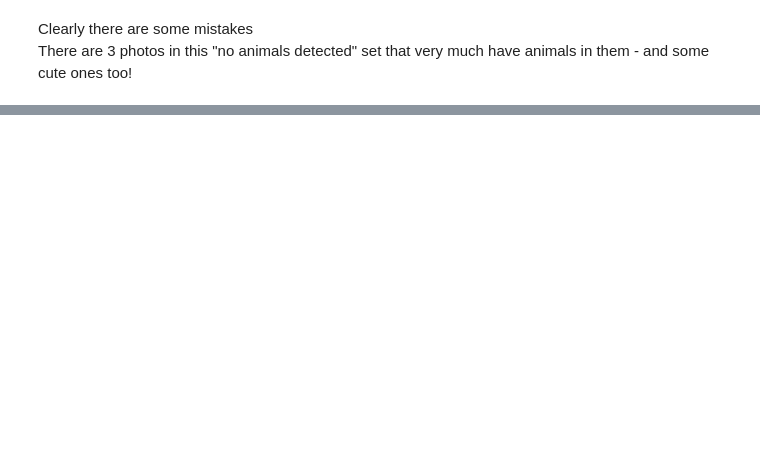
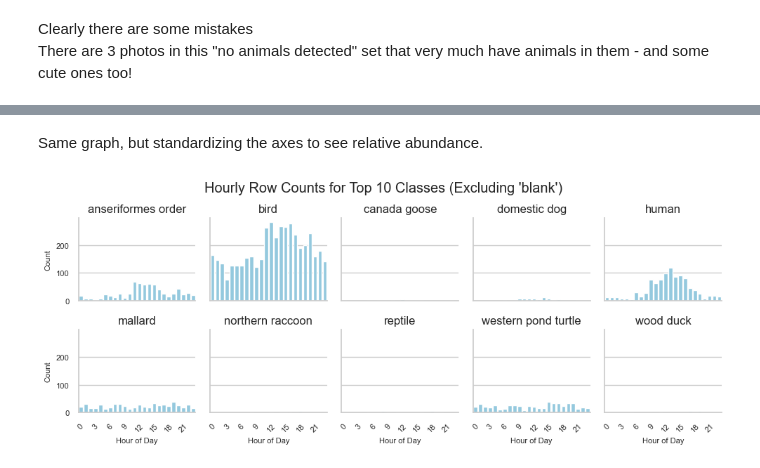
Before and after one commit to morescode-pm/urbanrivers-speciesnet-preview, a Jupyter notebook: combine_predicts.ipynb, the cells around one changed output, grey strips where cells are left out. Saved outputs shown, nothing was run; the diff lists cells and outputs as text; code cells hidden in the pictures; blank space fills up the shorter version.

```diff
--- a/combine_predicts.ipynb
+++ b/combine_predicts.ipynb
@@ -363,0 +685,51 @@ N coot class: 133
+# %% [markdown]
+Same graph, but standardizing the axes to see relative abundance.
+# %%
+# Ensure all hour values (0–23) exist per class (fill missing with 0)
+all_hours = pd.DataFrame({'hour': range(24)})
+grouped_complete = (
+    grouped
+    .set_index(['simple_class', 'hour'])
+    .unstack(fill_value=0)
+    .stack()
+    .reset_index()
+    .rename(columns={0: 'count'})
+)
+
+# Set style and shared y-axis
+sns.set(style="whitegrid")
+g = sns.FacetGrid(
+    grouped_complete,
+    col='simple_class',
+    col_wrap=5,
+    height=2,
+    sharey=True
+)
+
+# Plot bars with consistent x-axis ordering
+g.map_dataframe(
+    sns.barplot,
+    x='hour',
+    y='count',
+    color='skyblue',
+    order=list(range(24))
+)
+
+# Set titles and axis labels
+g.set_titles(col_template="{col_name}", fontsize=8)
+g.set_axis_labels("Hour of Day", "Count", fontsize=8)
+
+# Ensure x-axis ticks are visible and readable
+for ax in g.axes.flatten():
+    ax.tick_params(axis='x', labelsize=8)
+    ax.tick_params(axis='y', labelsize=8)
+    ax.set_xticks(range(0, 24, 3))
+    ax.set_xticklabels([str(h) for h in range(0, 24, 3)], rotation=45)
+
+# Layout adjustments
+g.tight_layout()
+plt.subplots_adjust(top=0.85)
+g.fig.suptitle("Hourly Row Counts for Top 10 Classes (Excluding 'blank')")
+plt.show()
+# %% [output]
+[figure, added]
```
Also changed, not shown: parts of 26 cells of this notebook, 1 other file.
